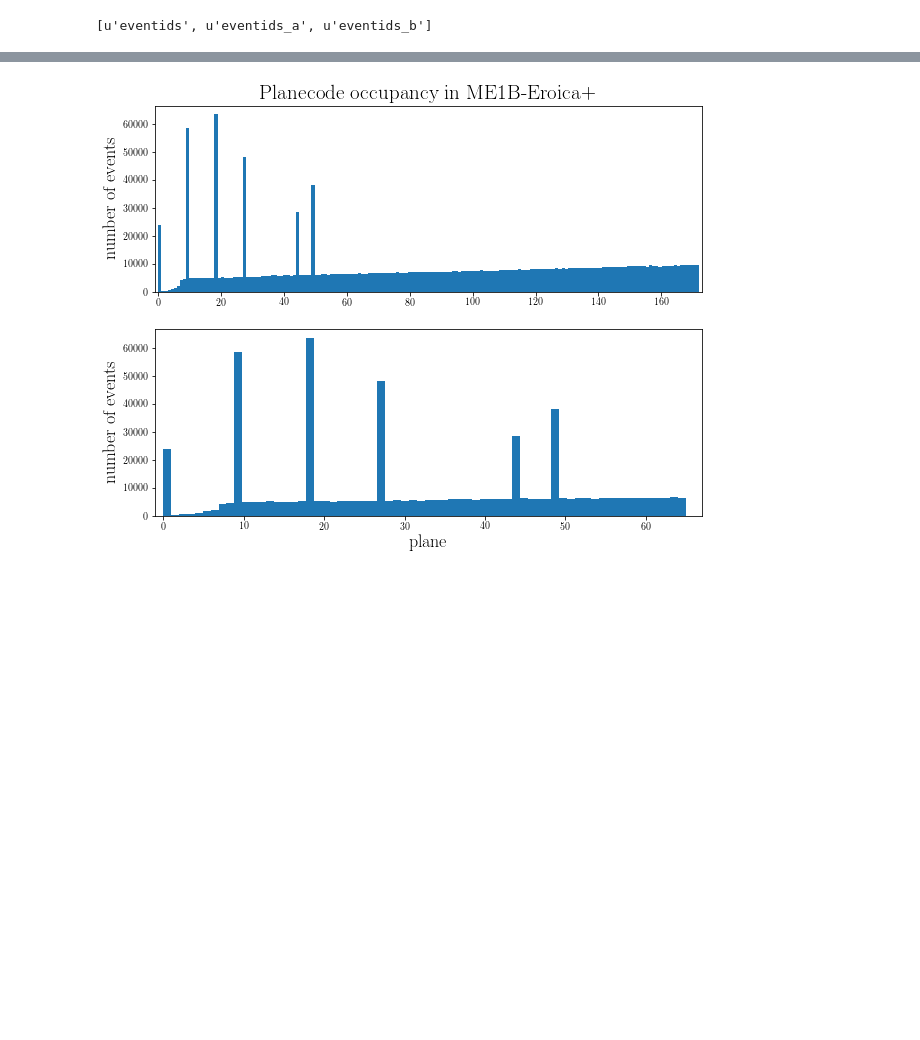
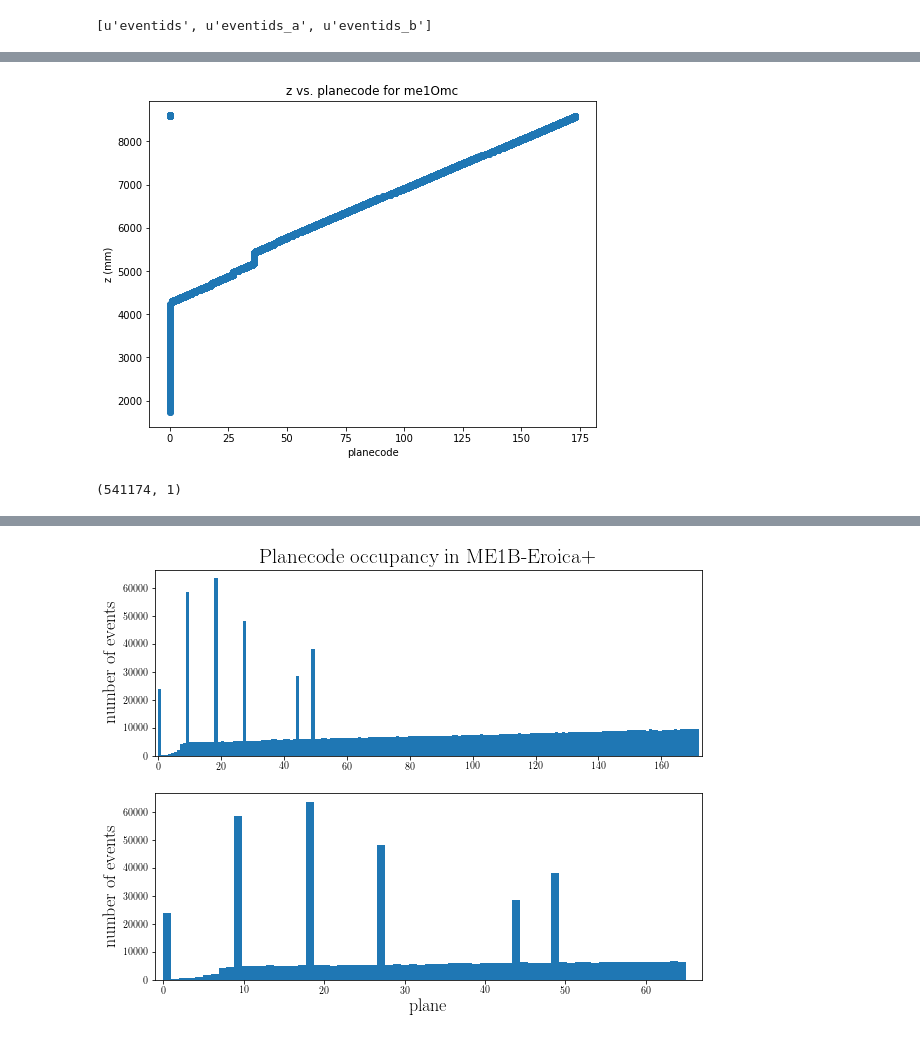
Before and after one commit to gnperdue/JupyterNotebooks, a Jupyter notebook: ANNMINERvA/visualize_planecode_occupancy_stats.ipynb, the cells around one changed output, grey strips where cells are left out. Cells and saved outputs as stored; diff of their text form; code cells hidden in the pictures; blank space fills up the shorter version.

```diff
--- a/ANNMINERvA/visualize_planecode_occupancy_stats.ipynb
+++ b/ANNMINERvA/visualize_planecode_occupancy_stats.ipynb
@@ -135,0 +132,10 @@ np.min(f['vtx_data']['planecodes']), np.max(f['vtx_data']['planecodes'])
+# %%
+fig = plt.figure(figsize=(8, 6))
+plt.scatter(f['vtx_data']['planecodes'][:], f['vtx_data']['zs'][:])
+plt.xlabel('planecode')
+plt.ylabel('z (mm)')
+plt.title('z vs. planecode for {}'.format(SAMPLE))
+
+fig.savefig('z_vs_planecode_{}.png'.format(SAMPLE), bbox_inches='tight')
+# %% [output]
+[figure, added]
@@ -135,0 +144,4 @@ np.min(f['vtx_data']['planecodes']), np.max(f['vtx_data']['planecodes'])
+# %%
+np.shape(pcode0idx)
+# %% [output]
+(541174, 1)
```
Also changed, not shown: parts of 32 cells of this notebook, 2 other files.
